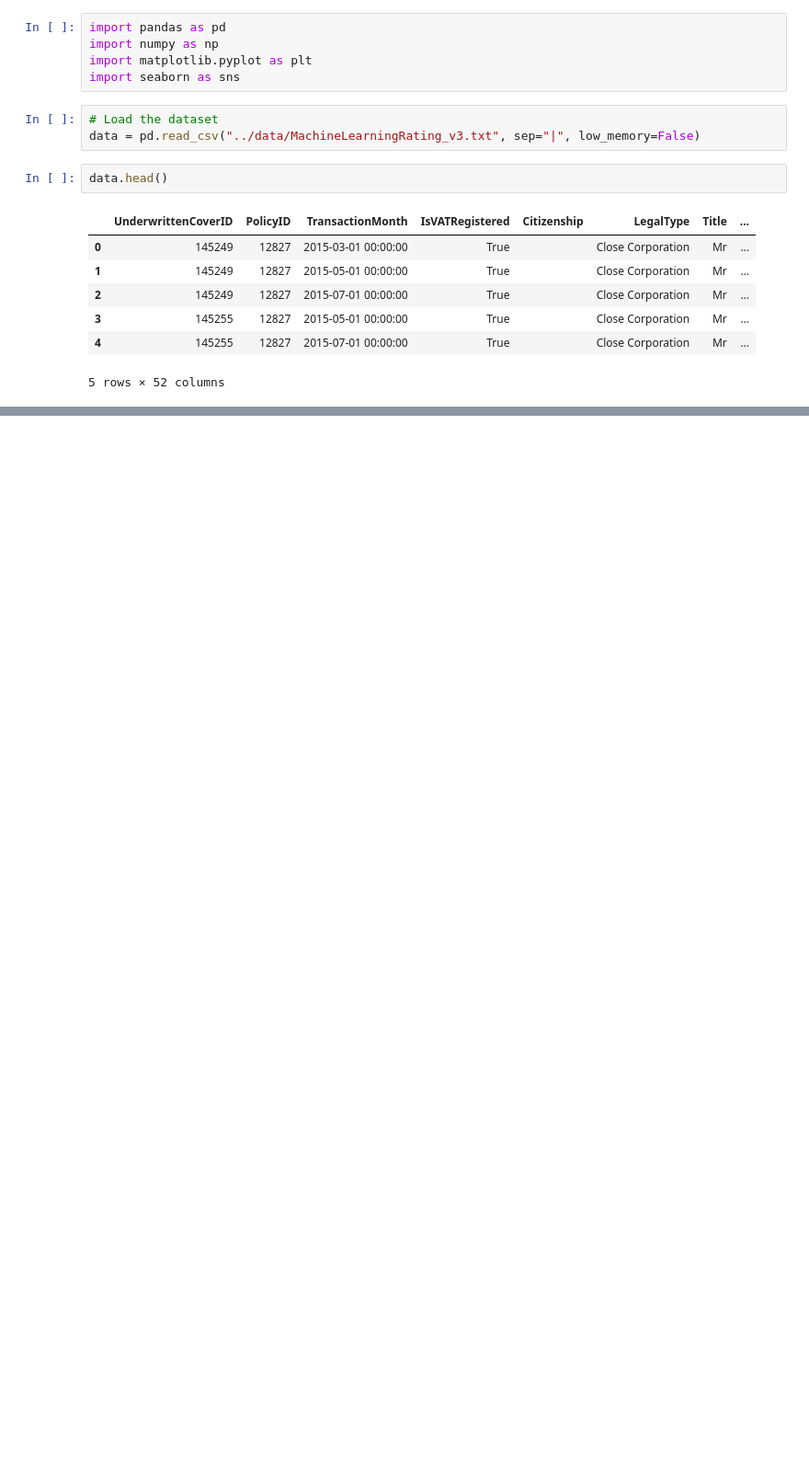
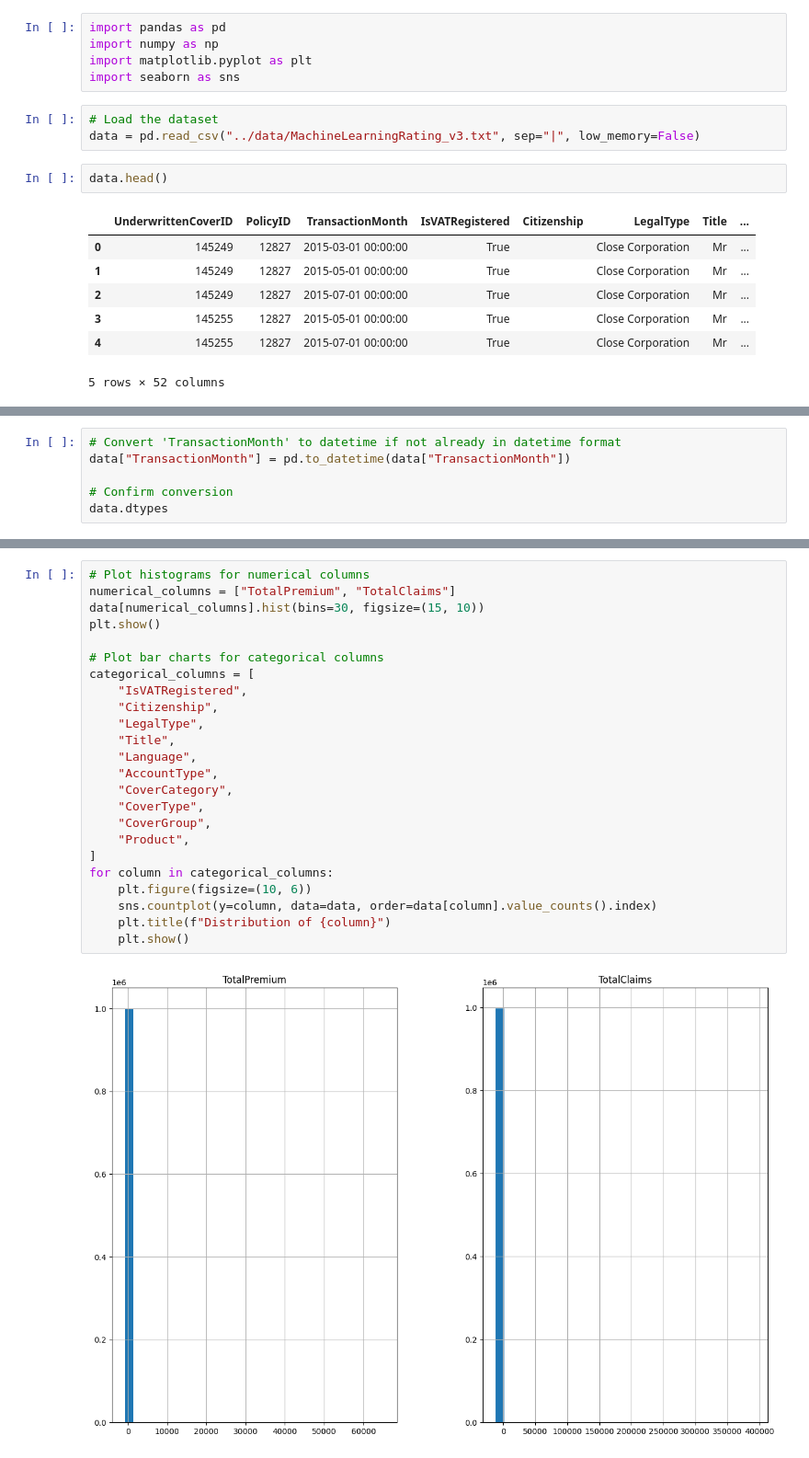
Before and after one commit to kiraassefa19/AlphaCare_Insurance_Analytics, a Jupyter notebook: notebook/Exploratory_Data_Analysis.ipynb, the cells around one changed output, grey strips where cells are left out. Shown at 92% size. Cells and saved outputs as stored; diff of their text form; blank space fills up the shorter version.

```diff
--- a/notebook/Exploratory_Data_Analysis.ipynb
+++ b/notebook/Exploratory_Data_Analysis.ipynb
@@ -18,0 +53,6 @@ data.head()
+# %%
+# Convert 'TransactionMonth' to datetime if not already in datetime format
+data["TransactionMonth"] = pd.to_datetime(data["TransactionMonth"])
+
+# Confirm conversion
+data.dtypes
@@ -18,0 +99,26 @@ data.head()
+# %%
+# Plot histograms for numerical columns
+numerical_columns = ["TotalPremium", "TotalClaims"]
+data[numerical_columns].hist(bins=30, figsize=(15, 10))
+plt.show()
+
+# Plot bar charts for categorical columns
+categorical_columns = [
+    "IsVATRegistered",
+    "Citizenship",
+    "LegalType",
+    "Title",
+    "Language",
+    "AccountType",
+    "CoverCategory",
+    "CoverType",
+    "CoverGroup",
+    "Product",
+]
+for column in categorical_columns:
+    plt.figure(figsize=(10, 6))
+    sns.countplot(y=column, data=data, order=data[column].value_counts().index)
+    plt.title(f"Distribution of {column}")
+    plt.show()
+# %% [output]
+[figure, added]
```
Also changed, not shown: parts of 9 cells of this notebook.
